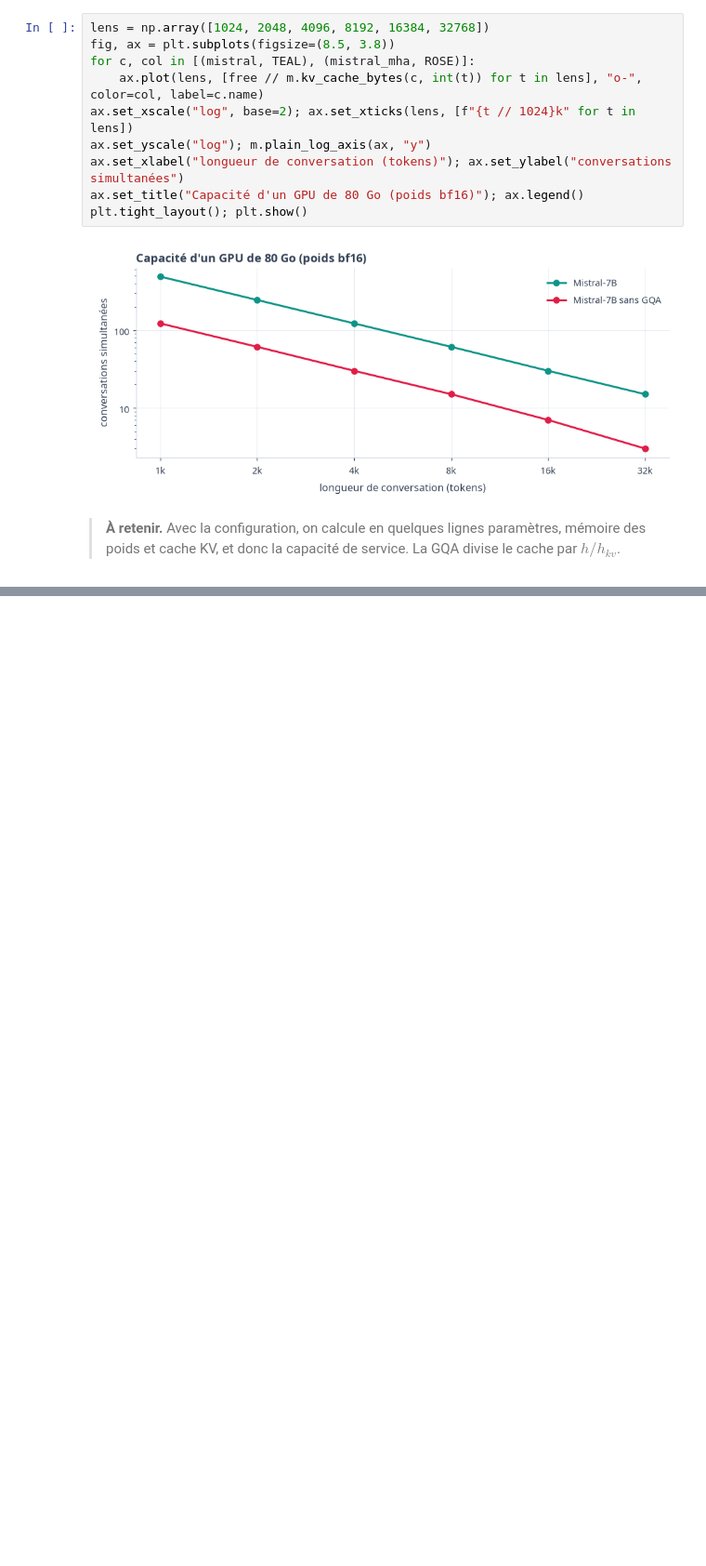
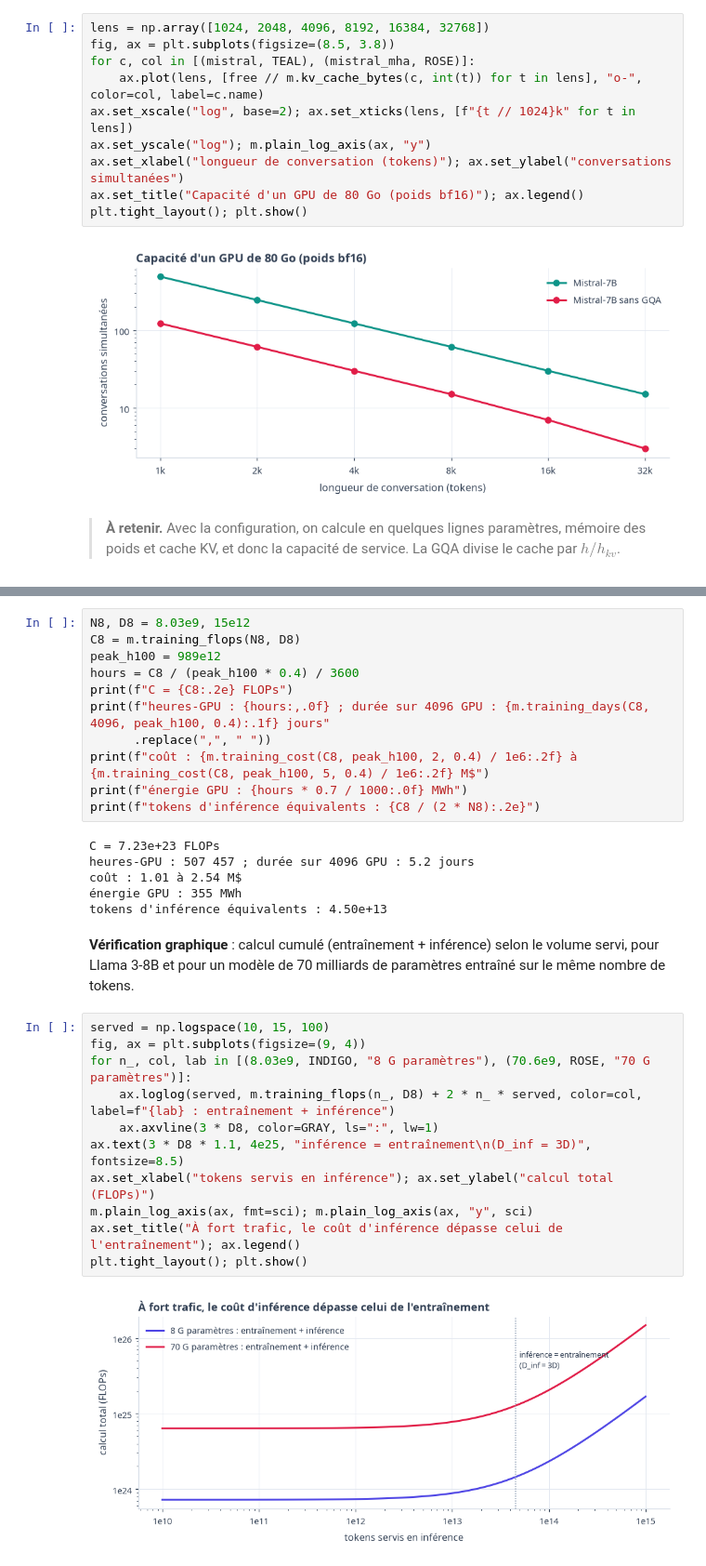
Before and after one commit to gwils28/AI_Engineering__ByTheBook, a Jupyter notebook: notebooks/ch02_comprendre_modeles_fondation/ch02_exercices_01-06.ipynb, the cells around one changed output, grey strips where cells are left out. Shown at 93% size. Drawn from its saved outputs; the diff is of its cells as text; blank space fills up the shorter version.

Commit message:
Exercices ch02 : 2.4 : FLOPs, durée, coût et énergie d'un pré-entraînement ; 2.5 : Dimensionner un modèle avec la loi de Chinchilla (+1)

```diff
--- a/notebooks/ch02_comprendre_modeles_fondation/ch02_exercices_01-06.ipynb
+++ b/notebooks/ch02_comprendre_modeles_fondation/ch02_exercices_01-06.ipynb
@@ -272,0 +304,34 @@ plt.tight_layout(); plt.show()
+# %%
+N8, D8 = 8.03e9, 15e12
+C8 = m.training_flops(N8, D8)
+peak_h100 = 989e12
+hours = C8 / (peak_h100 * 0.4) / 3600
+print(f"C = {C8:.2e} FLOPs")
+print(f"heures-GPU : {hours:,.0f} ; durée sur 4096 GPU : {m.training_days(C8, 4096, peak_h100, 0.4):.1f} jours"
+      .replace(",", " "))
+print(f"coût : {m.training_cost(C8, peak_h100, 2, 0.4) / 1e6:.2f} à {m.training_cost(C8, peak_h100, 5, 0.4) / 1e6:.2f} M$")
+print(f"énergie GPU : {hours * 0.7 / 1000:.0f} MWh")
+print(f"tokens d'inférence équivalents : {C8 / (2 * N8):.2e}")
+# %% [output]
+C = 7.23e+23 FLOPs
+heures-GPU : 507 457 ; durée sur 4096 GPU : 5.2 jours
+coût : 1.01 à 2.54 M$
+énergie GPU : 355 MWh
+tokens d'inférence équivalents : 4.50e+13
+# %% [markdown]
+**Vérification graphique** : calcul cumulé (entraînement + inférence) selon le volume
+servi, pour Llama 3-8B et pour un modèle de 70 milliards de paramètres entraîné sur le
+même nombre de tokens.
+# %%
+served = np.logspace(10, 15, 100)
+fig, ax = plt.subplots(figsize=(9, 4))
+for n_, col, lab in [(8.03e9, INDIGO, "8 G paramètres"), (70.6e9, ROSE, "70 G paramètres")]:
+    ax.loglog(served, m.training_flops(n_, D8) + 2 * n_ * served, color=col, label=f"{lab} : entraînement + inférence")
+    ax.axvline(3 * D8, color=GRAY, ls=":", lw=1)
+ax.text(3 * D8 * 1.1, 4e25, "inférence = entraînement\n(D_inf = 3D)", fontsize=8.5)
+ax.set_xlabel("tokens servis en inférence"); ax.set_ylabel("calcul total (FLOPs)")
+m.plain_log_axis(ax, fmt=sci); m.plain_log_axis(ax, "y", sci)
+ax.set_title("À fort trafic, le coût d'inférence dépasse celui de l'entraînement"); ax.legend()
+plt.tight_layout(); plt.show()
+# %% [output]
+[figure, added]
```
Also changed, not shown: parts of 19 cells of this notebook.
